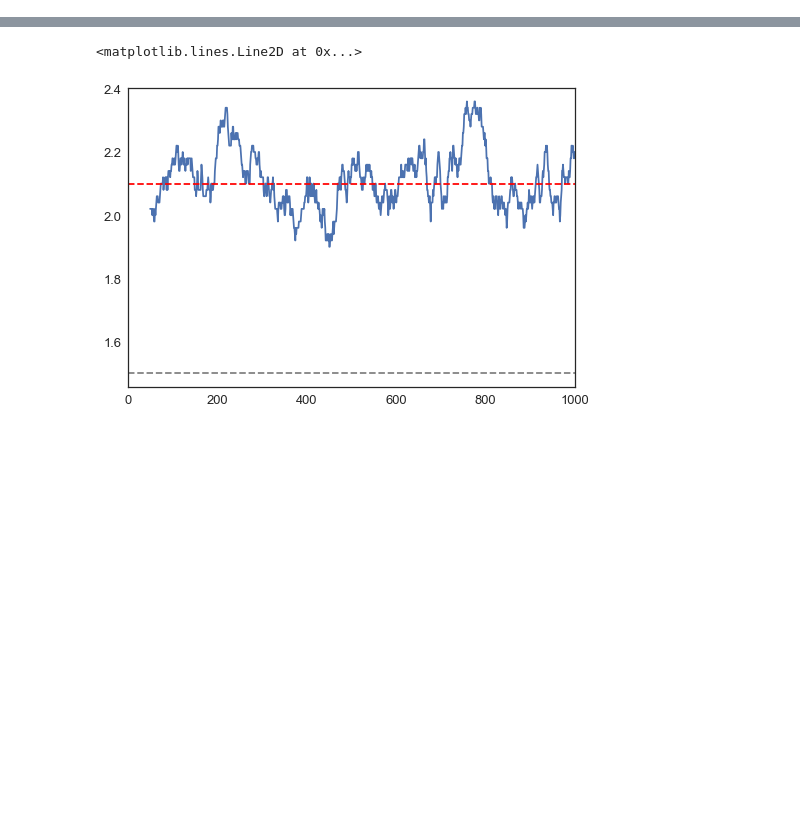
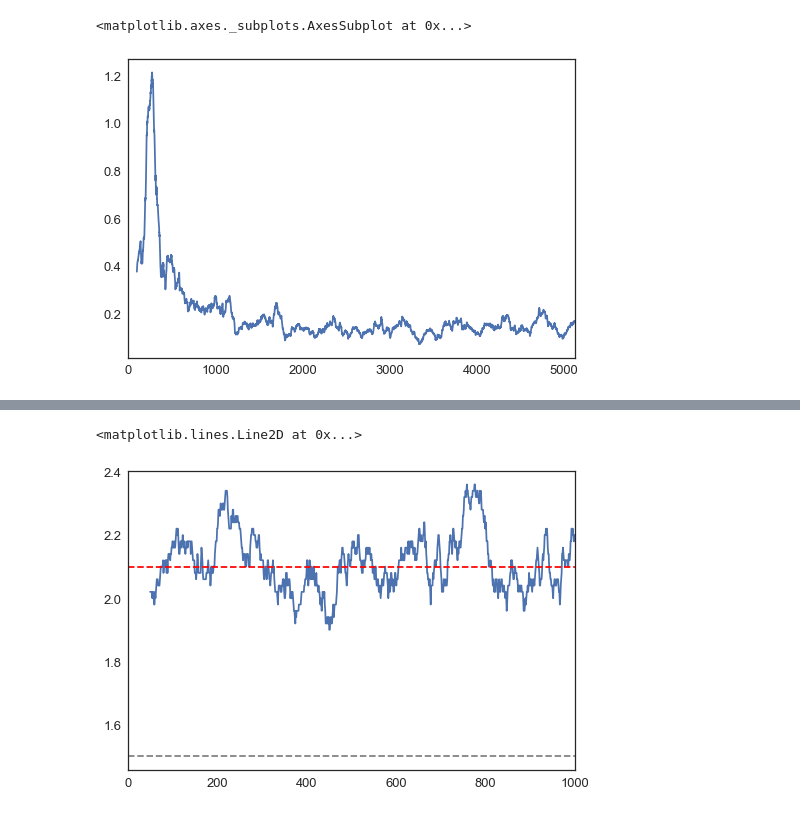
Before and after one commit to fredcallaway/gymrats, a Jupyter notebook: mouselab.ipynb, the cells around one changed output, grey strips where cells are left out. Saved outputs shown, nothing was run; the diff lists cells and outputs as text; code cells hidden in the pictures; blank space fills up the shorter version.

```diff
--- a/mouselab.ipynb
+++ b/mouselab.ipynb
@@ -51,0 +42,5 @@ print(policy.critic.predict(np.stack(tr['states'])))
+# %%
+pd.DataFrame(agent.policy.saved)['regret'].rolling(100).mean().plot()
+# %% [output]
+<matplotlib.axes._subplots.AxesSubplot at 0x...>
+[figure, added]
```
Also changed, not shown: parts of 5 cells of this notebook, 5 other files.
